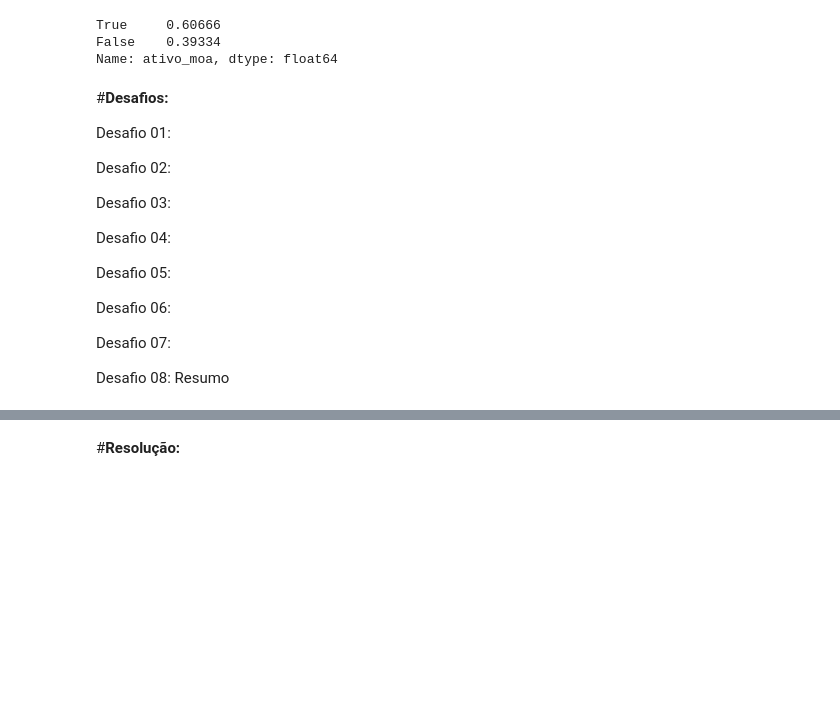
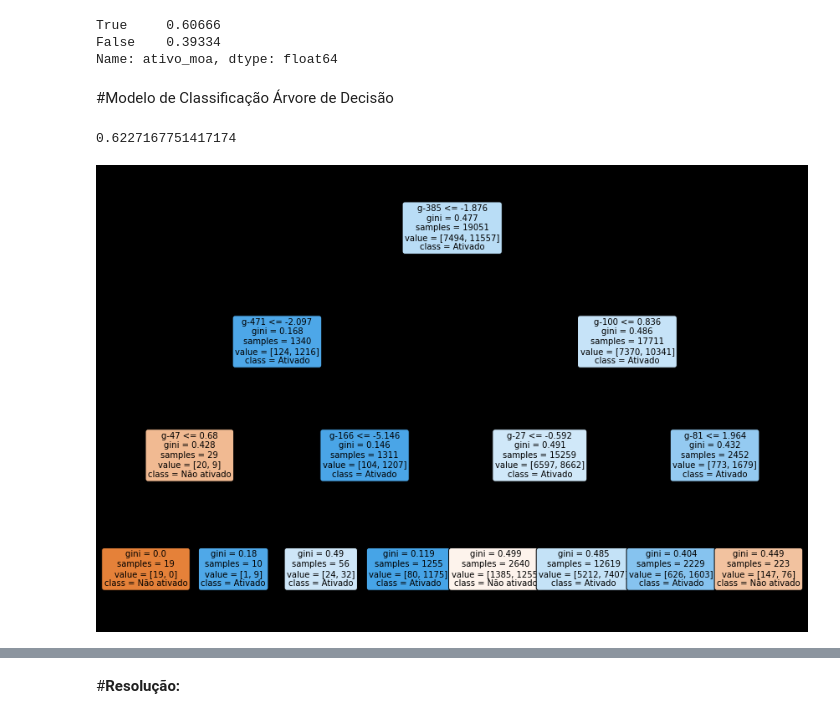
Before and after one commit to gabriel7268/alura_imersao_dados_3, a Jupyter notebook: Imersao_Dados_Aula_05.ipynb, the cells around one changed output, grey strips where cells are left out. Drawn from its saved outputs; the diff is of its cells as text; code cells hidden in the pictures; blank space fills up the shorter version.

```diff
--- a/Imersao_Dados_Aula_05.ipynb
+++ b/Imersao_Dados_Aula_05.ipynb
@@ -101,21 +107,37 @@ dados_comb['ativo_moa'].value_counts(normalize=True)
 True     0.60666
 False    0.39334
 Name: ativo_moa, dtype: float64
-# %% [markdown]
-#**Desafios:**
-
-Desafio 01:
-
-Desafio 02:
-
-Desafio 03:
-
-Desafio 04:
-
-Desafio 05:
-
-Desafio 06:
-
-Desafio 07:
-
-Desafio 08: Resumo
+# %% [markdown]
+#Modelo de Classificação Árvore de Decisão
+# %%
+#Modelo de Classificação Árvore de Decisão
+from sklearn.tree import DecisionTreeClassifier
+
+#Entrada, features, seleciona os dados que sao float:
+x = dados_comb.select_dtypes('float64')
+#Saída, label:
+y = dados_comb['ativo_moa']
+#Separar os dados em dados de treino e dados de teste, stratify mantem proporção dos dados para train e test
+x_treino, x_test, y_treino, y_test = train_test_split(x,y, test_size = 0.2, stratify = y, random_state = 1)
+
+modelo_tree = DecisionTreeClassifier(max_depth = 3)
+modelo_tree.fit(x_treino, y_treino)
+modelo_tree.score(x_test, y_test)
+# %% [output]
+0.6227167751417174
+# %%
+#Representação da arvore de decisao
+from sklearn import tree
+
+fig, ax = plt.subplots(figsize=(15, 10), facecolor = 'k')
+tree.plot_tree(modelo_tree,
+               ax=ax,
+               fontsize=10,
+               rounded=True,
+               filled=True,
+               feature_names=x_treino.columns,
+               class_names=['Não ativado','Ativado'])
+
+plt.show()
+# %% [output]
+[figure, added]
```
Also changed, not shown: parts of 10 cells of this notebook.
